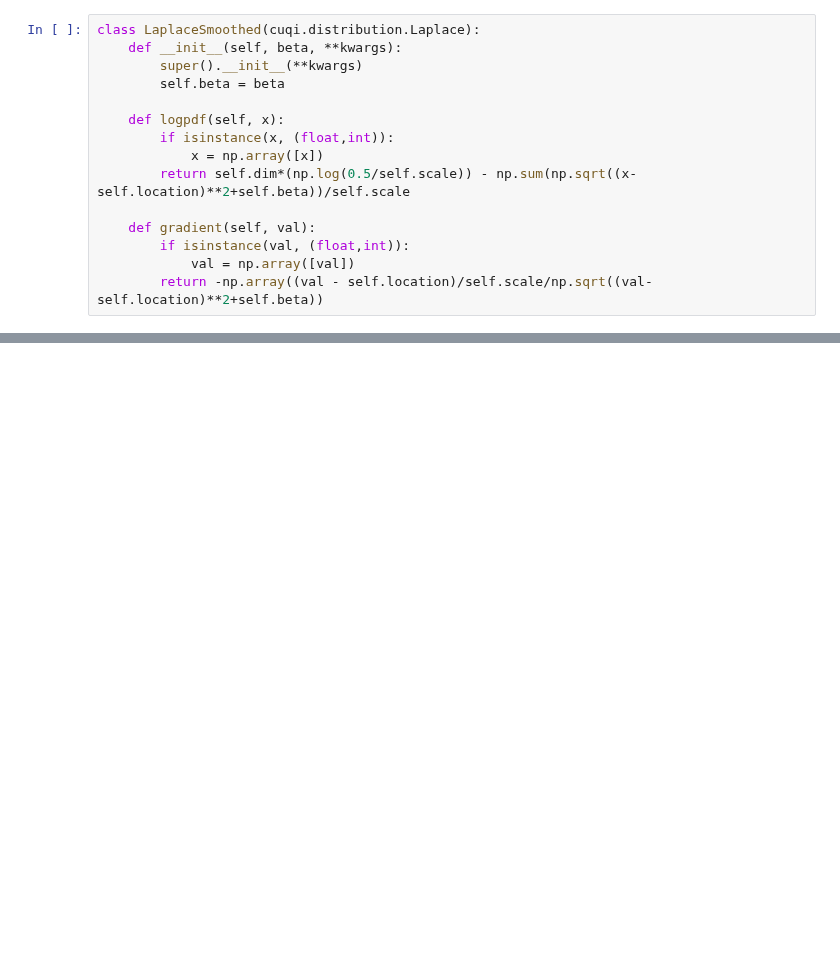
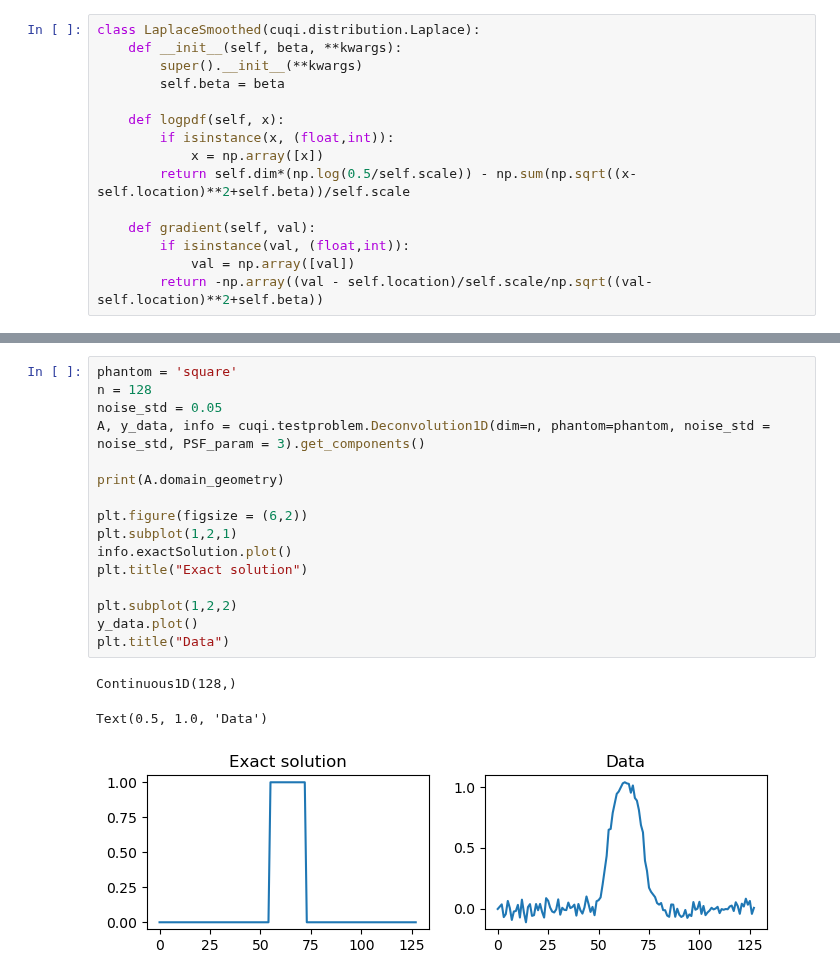
Before and after one commit to CUQI-DTU/CUQIpy-User-Showcase, a Jupyter notebook: 007_smoothed_Laplace/smoothed_laplace.ipynb, the cells around one changed output, grey strips where cells are left out. Drawn from its saved outputs; the diff is of its cells as text; blank space fills up the shorter version.

Commit message:
update structure and result with deconvolution

```diff
--- a/007_smoothed_Laplace/smoothed_laplace.ipynb
+++ b/007_smoothed_Laplace/smoothed_laplace.ipynb
@@ -538,0 +130,20 @@ Sample 6000 / 6000
+# %%
+phantom = 'square'
+n = 128
+noise_std = 0.05
+A, y_data, info = cuqi.testproblem.Deconvolution1D(dim=n, phantom=phantom, noise_std = noise_std, PSF_param = 3).get_components()
+
+print(A.domain_geometry)
+
+plt.figure(figsize = (6,2))
+plt.subplot(1,2,1)
+info.exactSolution.plot()
+plt.title("Exact solution")
+
+plt.subplot(1,2,2)
+y_data.plot()
+plt.title("Data")
+# %% [output]
+Continuous1D(128,)
+Text(0.5, 1.0, 'Data')
+[figure, added]
```
Also changed, not shown: parts of 28 cells of this notebook.
